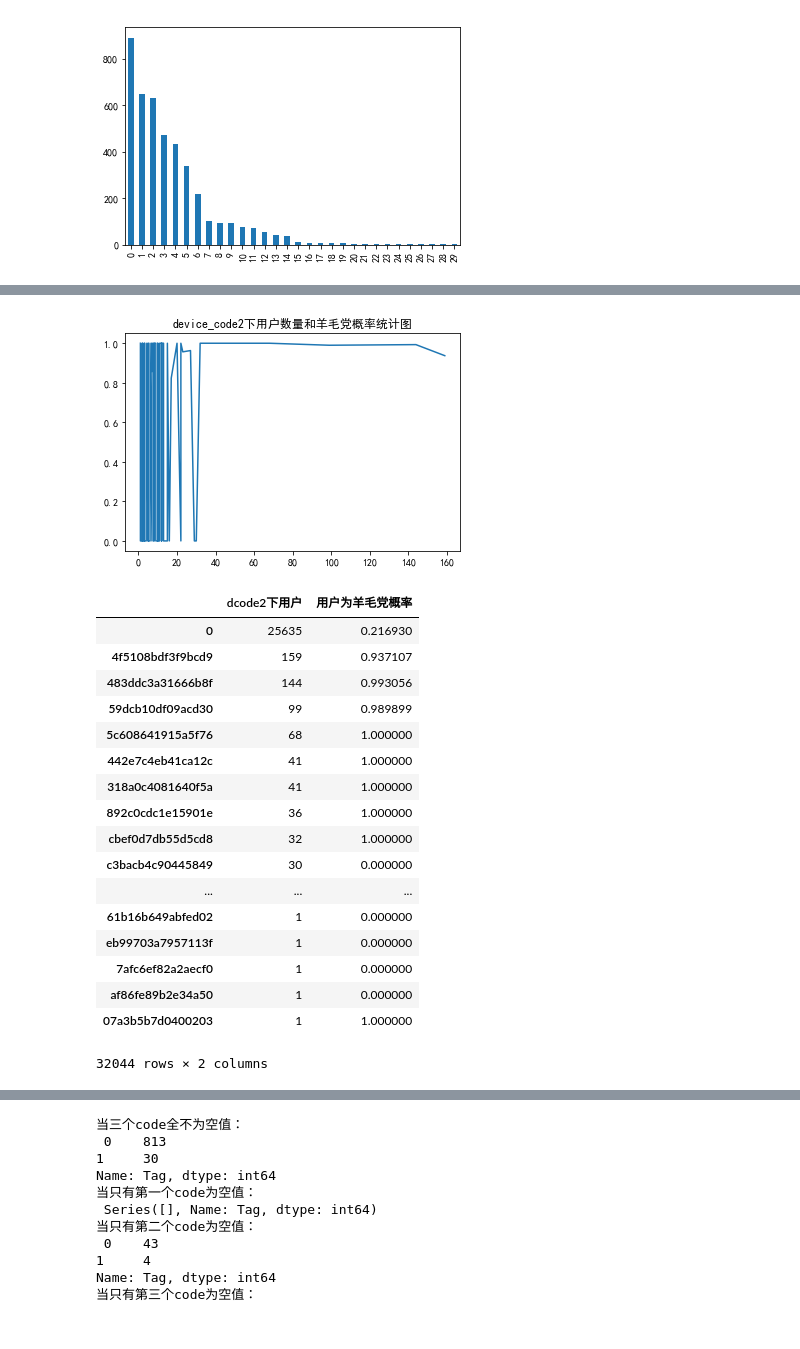
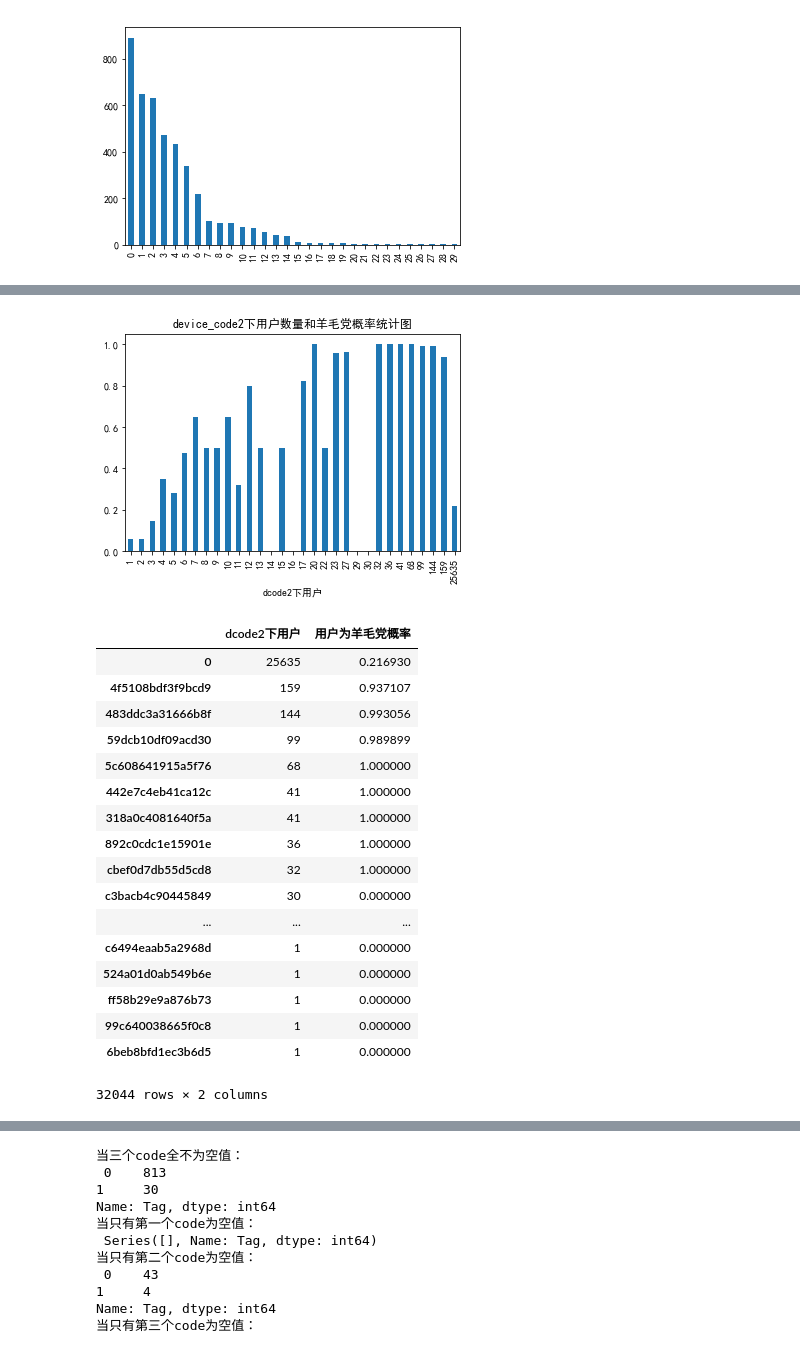
Before and after one commit to ManSsssuper/Competition2-DCTianCheng, a Jupyter notebook: Analysis_operation.ipynb, the cells around one changed output, grey strips where cells are left out. Drawn from its saved outputs; the diff is of its cells as text; code cells hidden in the pictures.

```diff
--- a/Analysis_operation.ipynb
+++ b/Analysis_operation.ipynb
@@ -7,5 +7,11 @@ matplotlib.rcParams['font.sans-serif'] = ['SimHei']
 matplotlib.rcParams['font.family']='sans-serif'
 import matplotlib.pyplot as plt
 # %%
-train_tr=pd.read_csv(r"D:\DA_competition\DC\data\transaction_train.csv")
+train_op=pd.read_csv(r"D:\DA_competition\DC\data\operation_train.csv")
 train_tag=pd.read_csv(r"D:\DA_competition\DC\data\tag_train.csv")
+#表连接
+train_op=pd.merge(train_op,train_tag,on="UID",how="left")
+print(len(train_op))
+train_op=train_op.drop_duplicates()
+print(len(train_op))
+train_op
@@ -385,13 +398,15 @@ code1
 # %%
 code2=pd.DataFrame(device_code_ana.fillna(0).device_code2.value_counts())
 code2=pd.merge(code2,pd.DataFrame(device_code_ana.fillna(0).groupby("device_code2").Tag.apply(lambda x:len(x[x==1])/len(x))),how="left",left_index=True,right_index=True)
 code2.columns=["dcode2下用户","用户为羊毛党概率"]
-plt.plot(code2.iloc[1:,0],code2.iloc[1:,1])
-plt.title("device_code2下用户数量和羊毛党概率统计图")
+code2.groupby("dcode2下用户")["用户为羊毛党概率"].mean().plot(kind='bar',title='device_code2下用户数量和羊毛党概率统计图')
+
+# plt.plot(code2.iloc[1:,0],code2.iloc[1:,1])
+# plt.title("device_code2下用户数量和羊毛党概率统计图")
 plt.show()
 code2
 # %% [output]
-[figure, old version]
+[figure, new version]
 |  | dcode2下用户 | 用户为羊毛党概率 |
 | 0 | 25635 | 0.216930 |
 | 4f5108bdf3f9bcd9 | 159 | 0.937107 |
@@ -404,11 +419,11 @@ code2
 | cbef0d7db55d5cd8 | 32 | 1.000000 |
 | c3bacb4c90445849 | 30 | 0.000000 |
 | ... | ... | ... |
-| 61b16b649abfed02 | 1 | 0.000000 |
-| eb99703a7957113f | 1 | 0.000000 |
-| 7afc6ef82a2aecf0 | 1 | 0.000000 |
-| af86fe89b2e34a50 | 1 | 0.000000 |
-| 07a3b5b7d0400203 | 1 | 1.000000 |
+| c6494eaab5a2968d | 1 | 0.000000 |
+| 524a01d0ab549b6e | 1 | 0.000000 |
+| ff58b29e9a876b73 | 1 | 0.000000 |
+| 99c640038665f0c8 | 1 | 0.000000 |
+| 6beb8bfd1ec3b6d5 | 1 | 0.000000 |
 32044 rows × 2 columns
 # %%
 code3=pd.DataFrame(device_code_ana.fillna(0).device_code3.value_counts())
```
Also changed, not shown: parts of 33 cells of this notebook, 5 other files.
